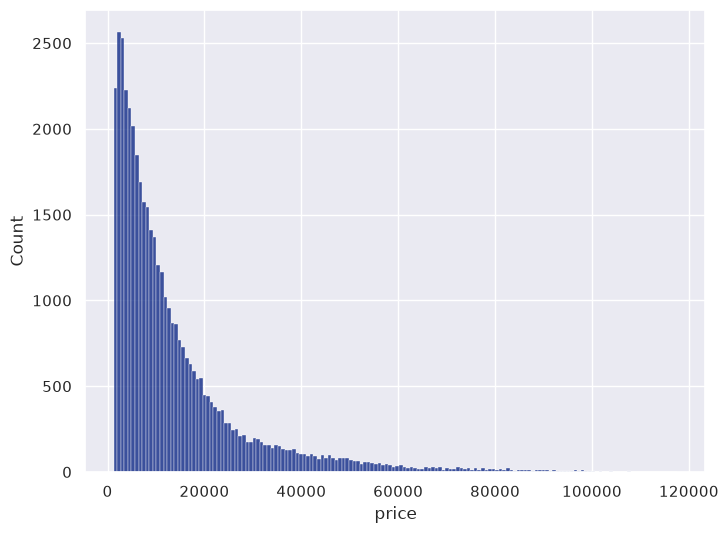
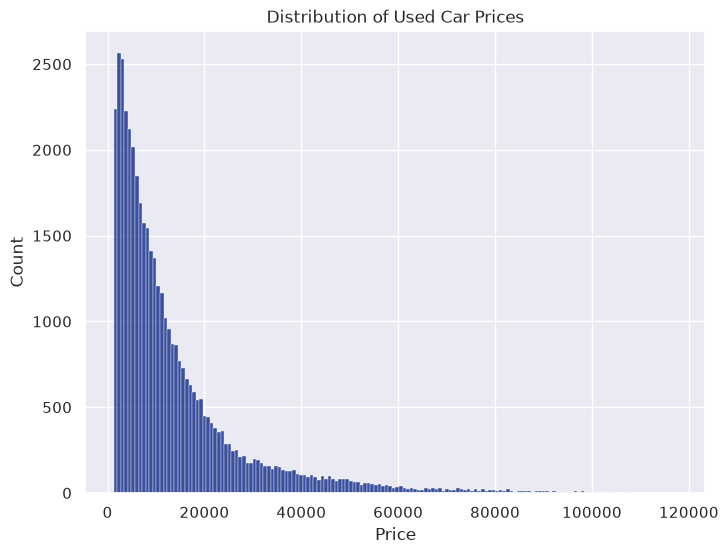
The notebook cell's code change between the first figure and the second:
--- before
+++ after
@@ -1,2 +1,4 @@
 plt.figure(figsize=(8,6))
+plt.title("Distribution of Used Car Prices")
+plt.xlabel("Price")
 sns.histplot(df["price"]);

Commit: Add descriptive titles and axis labels to all visualizations